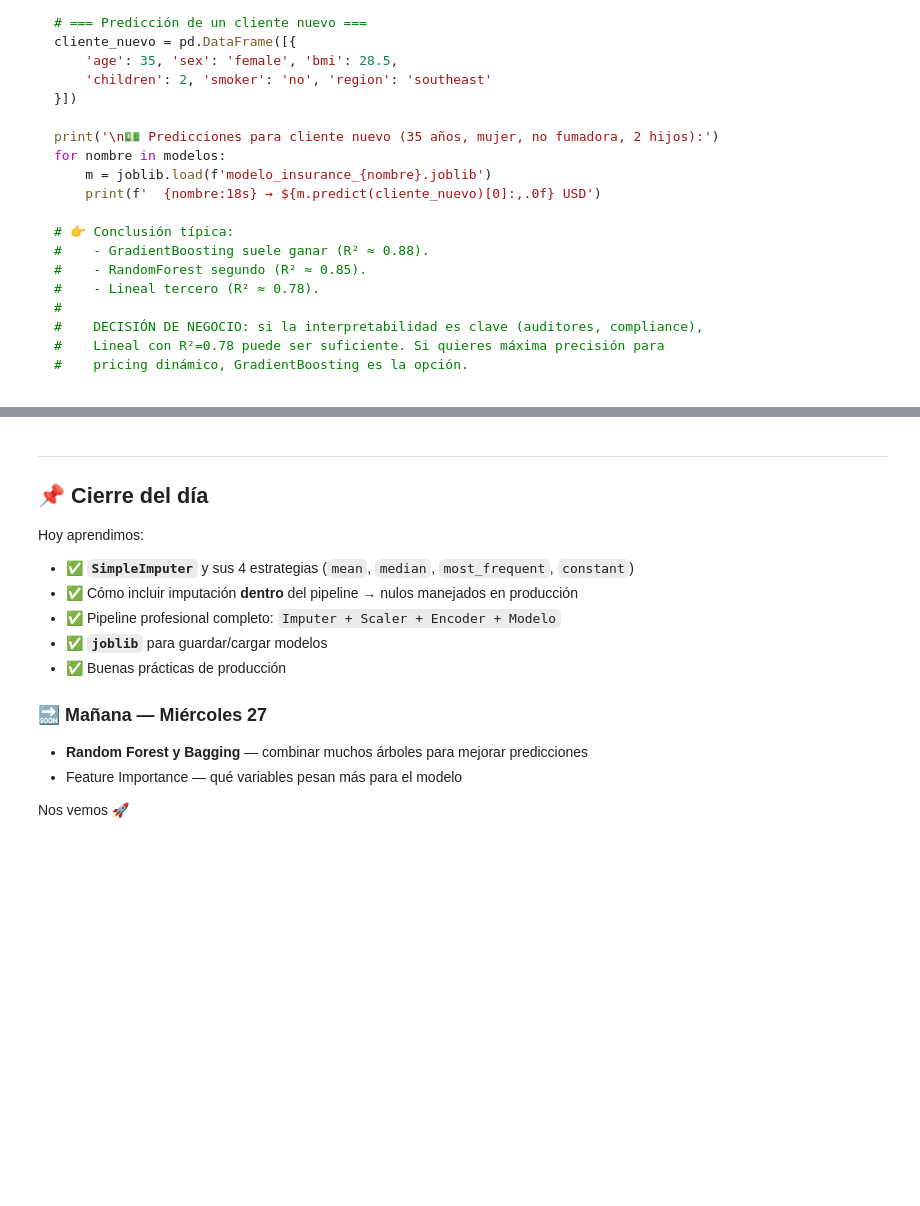
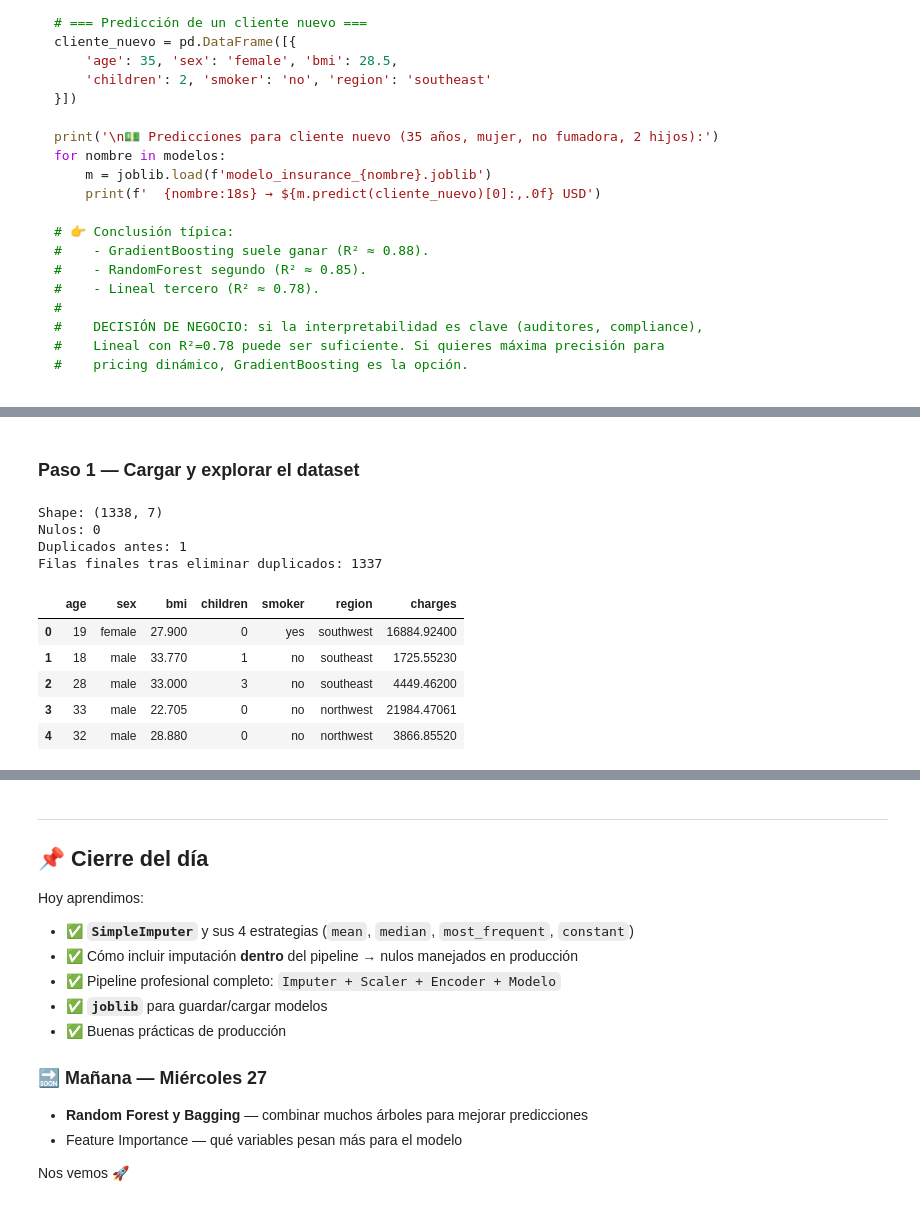
Before and after one commit to jeedorsa/Bootcamp-Data-Science, a Jupyter notebook: Clases/6-RegressionModels/6.2-Imputer-GuardarModelos.ipynb, the cells around one changed output, grey strips where cells are left out. Cells and saved outputs as stored; diff of their text form; code cells hidden in the pictures; folded sections open; blank space fills up the shorter version.

```diff
--- a/Clases/6-RegressionModels/6.2-Imputer-GuardarModelos.ipynb
+++ b/Clases/6-RegressionModels/6.2-Imputer-GuardarModelos.ipynb
@@ -581,0 +587,40 @@ for nombre in modelos:
+# %% [markdown]
+### Paso 1 — Cargar y explorar el dataset
+# %%
+import pandas as pd
+import numpy as np
+import matplotlib.pyplot as plt
+import seaborn as sns
+import joblib
+import time
+
+from sklearn.model_selection import train_test_split
+from sklearn.preprocessing import StandardScaler, MinMaxScaler, OrdinalEncoder, OneHotEncoder
+from sklearn.compose import ColumnTransformer
+from sklearn.pipeline import Pipeline
+from sklearn.linear_model import LinearRegression
+from sklearn.ensemble import RandomForestRegressor, GradientBoostingRegressor
+from sklearn.metrics import r2_score, mean_absolute_error, mean_squared_error
+
+# Cargar
+url = 'https://raw.githubusercontent.com/stedy/Machine-Learning-with-R-datasets/master/insurance.csv'
+df = pd.read_csv(url)
+
+print(f'Shape: {df.shape}')
+print(f'Nulos: {df.isnull().sum().sum()}')
+print(f'Duplicados antes: {df.duplicated().sum()}')
+
+df = df.drop_duplicates().reset_index(drop=True)
+print(f'Filas finales tras eliminar duplicados: {len(df)}')
+df.head()
+# %% [output]
+Shape: (1338, 7)
+Nulos: 0
+Duplicados antes: 1
+Filas finales tras eliminar duplicados: 1337
+|  | age | sex | bmi | children | smoker | region | charges |
+| 0 | 19 | female | 27.900 | 0 | yes | southwest | 16884.92400 |
+| 1 | 18 | male | 33.770 | 1 | no | southeast | 1725.55230 |
+| 2 | 28 | male | 33.000 | 3 | no | southeast | 4449.46200 |
+| 3 | 33 | male | 22.705 | 0 | no | northwest | 21984.47061 |
+| 4 | 32 | male | 28.880 | 0 | no | northwest | 3866.85520 |
```
Also changed, not shown: parts of 24 cells of this notebook, 3 other files.
